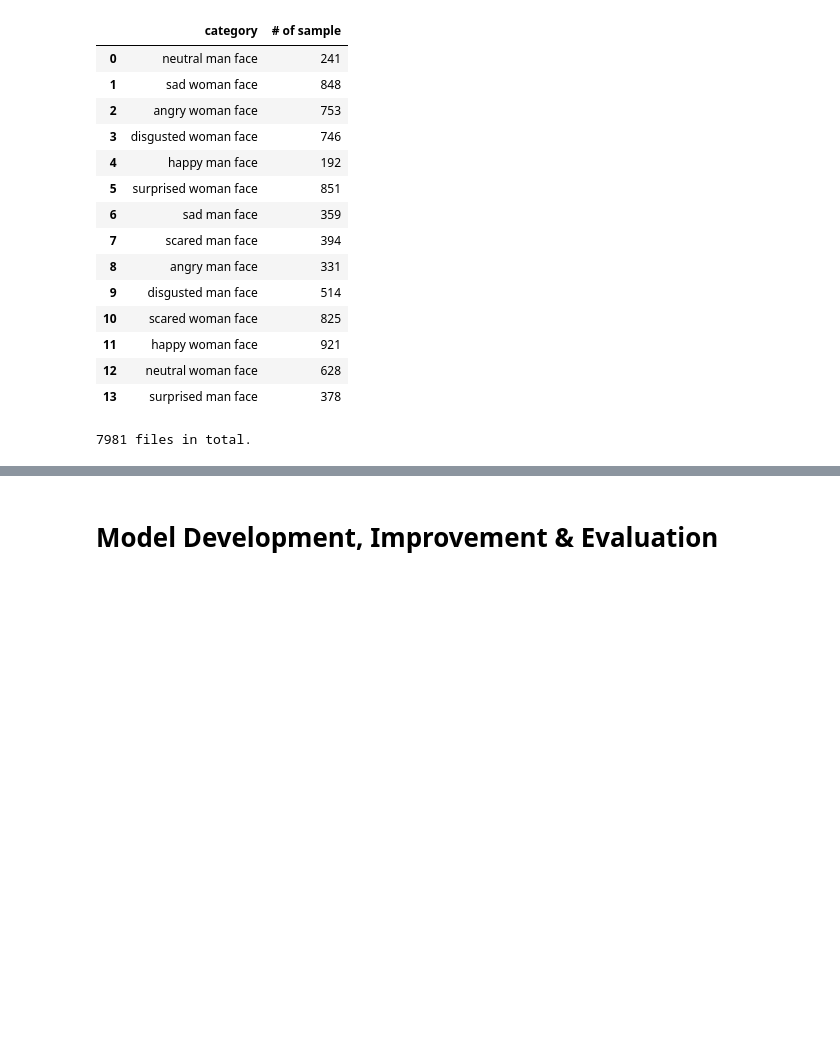
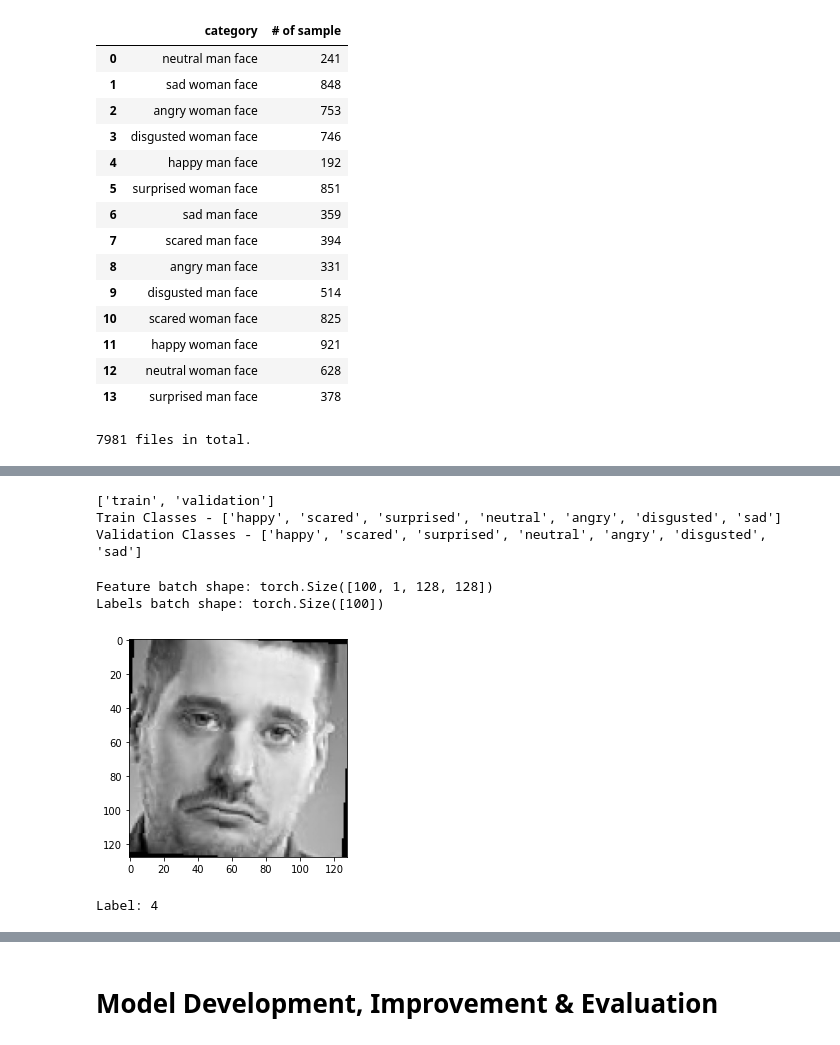
Before and after one commit to wenhaohaoo/cs5242-project, a Jupyter notebook: consolidated_notebook.ipynb, the cells around one changed output, grey strips where cells are left out. Saved outputs shown, nothing was run; the diff lists cells and outputs as text; code cells hidden in the pictures; blank space fills up the shorter version.

```diff
--- a/consolidated_notebook.ipynb
+++ b/consolidated_notebook.ipynb
@@ -142,0 +166,45 @@ print(sum(totalImages.values()), "files in total.")
+# %%
+# Looking into the directory
+data_dir = './dataset'
+print(os.listdir(data_dir))
+classes_train = os.listdir(data_dir + "/train")
+classes_valid = os.listdir(data_dir + "/validation")
+print(f'Train Classes - {classes_train}')
+print(f'Validation Classes - {classes_valid}')
+# %% [output]
+['train', 'validation']
+Train Classes - ['happy', 'scared', 'surprised', 'neutral', 'angry', 'disgusted', 'sad']
+Validation Classes - ['happy', 'scared', 'surprised', 'neutral', 'angry', 'disgusted', 'sad']
+# %%
+# Data transforms (Gray Scaling & data augmentation)
+train_tfms = tt.Compose([tt.Grayscale(num_output_channels=1),
+                         tt.RandomHorizontalFlip(),
+                         tt.RandomRotation(30),
+                         tt.Resize((128,128)),
+                         tt.ToTensor()])
+
+valid_tfms = tt.Compose([tt.Grayscale(num_output_channels=1), tt.ToTensor()])
+# %%
+# Emotion Detection datasets
+train_ds = ImageFolder(data_dir + '/train', train_tfms)
+valid_ds = ImageFolder(data_dir + '/validation', train_tfms)
+# %%
+# PyTorch data loaders
+batch_size = 100
+train_dl = DataLoader(train_ds, batch_size, shuffle=True, num_workers=2, pin_memory=True)
+valid_dl = DataLoader(valid_ds, batch_size, num_workers=2, pin_memory=True)
+# %%
+# Display image and label.
+train_features, train_labels = next(iter(train_dl))
+print(f"Feature batch shape: {train_features.size()}")
+print(f"Labels batch shape: {train_labels.size()}")
+img = train_features[0].squeeze()
+label = train_labels[0]
+plt.imshow(img, cmap="gray")
+plt.show()
+print(f"Label: {label}")
+# %% [output]
+Feature batch shape: torch.Size([100, 1, 128, 128])
+Labels batch shape: torch.Size([100])
+[figure, added]
+Label: 4
```
Also changed, not shown: parts of 71 cells of this notebook.
